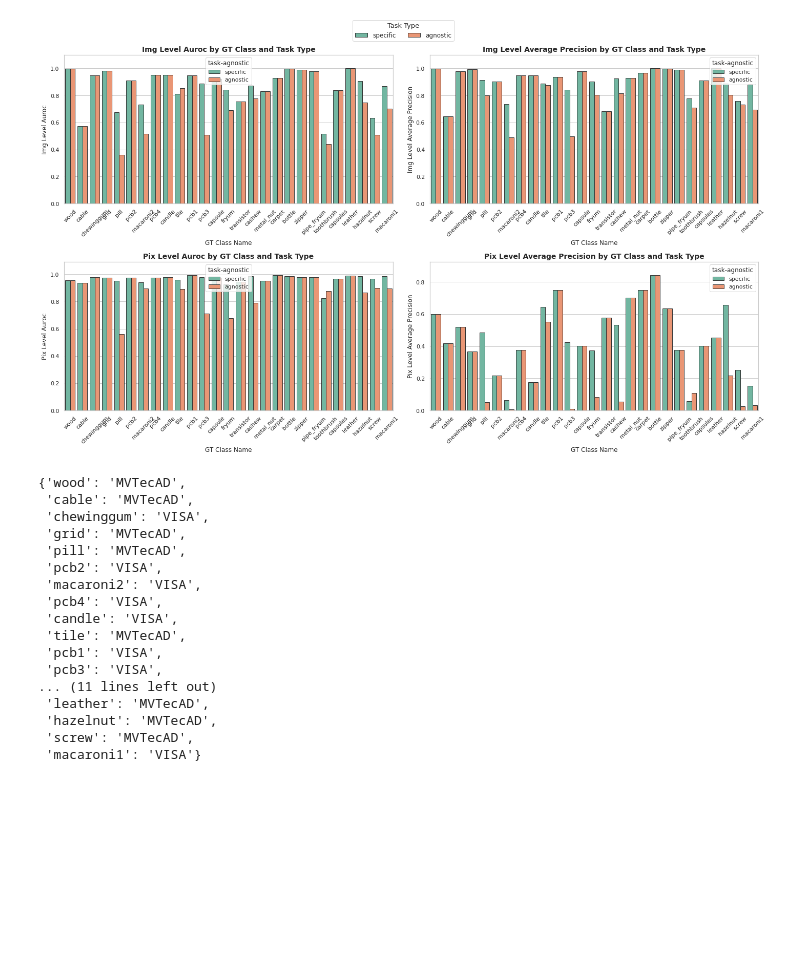
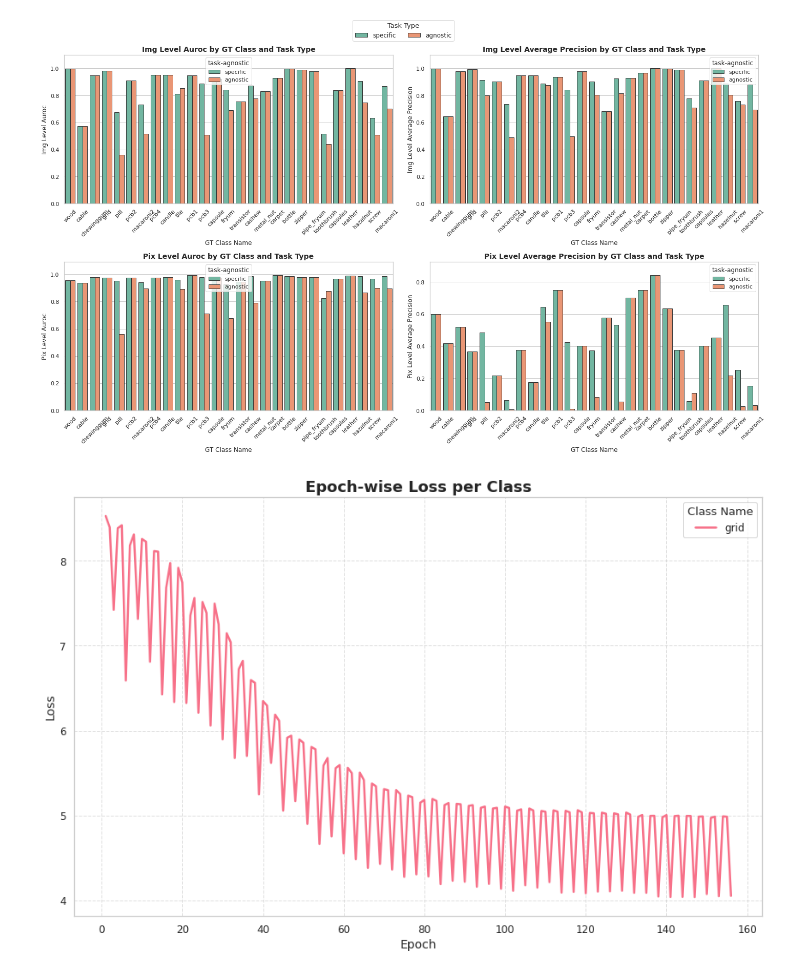
Before and after one commit to crimama/LifeLongerAD, a Jupyter notebook: notebooks/visualization.ipynb, the cells around one changed output. Cells and saved outputs as stored; diff of their text form; code cells hidden in the pictures; blank space fills up the shorter version.

```diff
--- a/notebooks/visualization.ipynb
+++ b/notebooks/visualization.ipynb
@@ -173,20 +147,52 @@ for cn in class_names:
-# %%
-dataset
-# %% [output]
-{'wood': 'MVTecAD',
- 'cable': 'MVTecAD',
- 'chewinggum': 'VISA',
- 'grid': 'MVTecAD',
- 'pill': 'MVTecAD',
- 'pcb2': 'VISA',
- 'macaroni2': 'VISA',
- 'pcb4': 'VISA',
- 'candle': 'VISA',
- 'tile': 'MVTecAD',
- 'pcb1': 'VISA',
- 'pcb3': 'VISA',
-... (11 lines left out)
- 'leather': 'MVTecAD',
- 'hazelnut': 'MVTecAD',
- 'screw': 'MVTecAD',
- 'macaroni1': 'VISA'}
+# %%
+import re
+import matplotlib.pyplot as plt
+import seaborn as sns
+from collections import defaultdict
+
+# 로그 파일 경로 설정
+log_file_path = '/Volume/VAD/LifeLongerAD/results/LANGCAD/MVTecAD/LANGCAD_prompt_lang_baseline_promptwithinput/seed_0/train.log'
+
+# 클래스별 loss를 저장할 딕셔너리 초기화
+epoch_losses = defaultdict(list)
+current_class = None
+
+# 로그 파일 파싱
+with open(log_file_path, 'r') as file:
+    for line in file:
+        # 클래스 이름 파싱
+        class_match = re.search(r'Current Class Name : (\w+)', line)
+        if class_match:
+            current_class = class_match.group(1)
+
+        # epoch loss 파싱
+        epoch_loss_match = re.search(r'\[\s*\d+/\d+\] Loss: [\d\.]+ \((\d+\.\d+)\)', line)
+        if epoch_loss_match and current_class:
+            loss = float(epoch_loss_match.group(1))
+            epoch_losses[current_class].append(loss)
+
+# 필터링할 클래스 지정 (None이면 모든 클래스 포함)
+classes_to_include = None  # 예: ['ClassA', 'ClassB']
+
+# Seaborn 스타일 설정
+sns.set(style="whitegrid")
+
+# 클래스별 loss 그래프 그리기
+plt.figure(figsize=(12, 8))
+color_palette = sns.color_palette("husl", len(epoch_losses))
+
+for (class_name, losses), color in zip(epoch_losses.items(), color_palette):
+    if classes_to_include is None or class_name in classes_to_include:
+        plt.plot(range(1, len(losses) + 1), losses, label=class_name, linewidth=2.5, color=color)
+
+plt.xlabel('Epoch', fontsize=14)
+plt.ylabel('Loss', fontsize=14)
+plt.title('Epoch-wise Loss per Class', fontsize=18, fontweight='bold')
+plt.legend(title='Class Name', fontsize=12, title_fontsize='13')
+plt.grid(True, linestyle='--', alpha=0.6)
+plt.xticks(fontsize=12)
+plt.yticks(fontsize=12)
+plt.tight_layout()
+plt.show()
+# %% [output]
+[figure, added]
```
Also changed, not shown: parts of 10 cells of this notebook, 15 other files.
